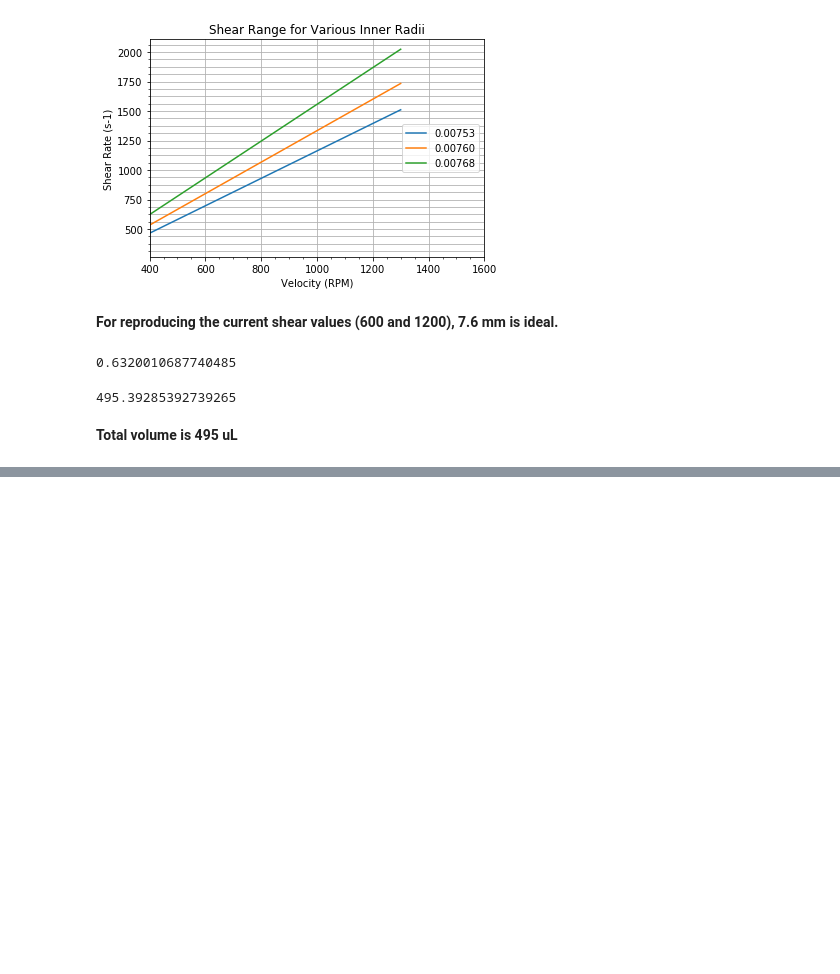
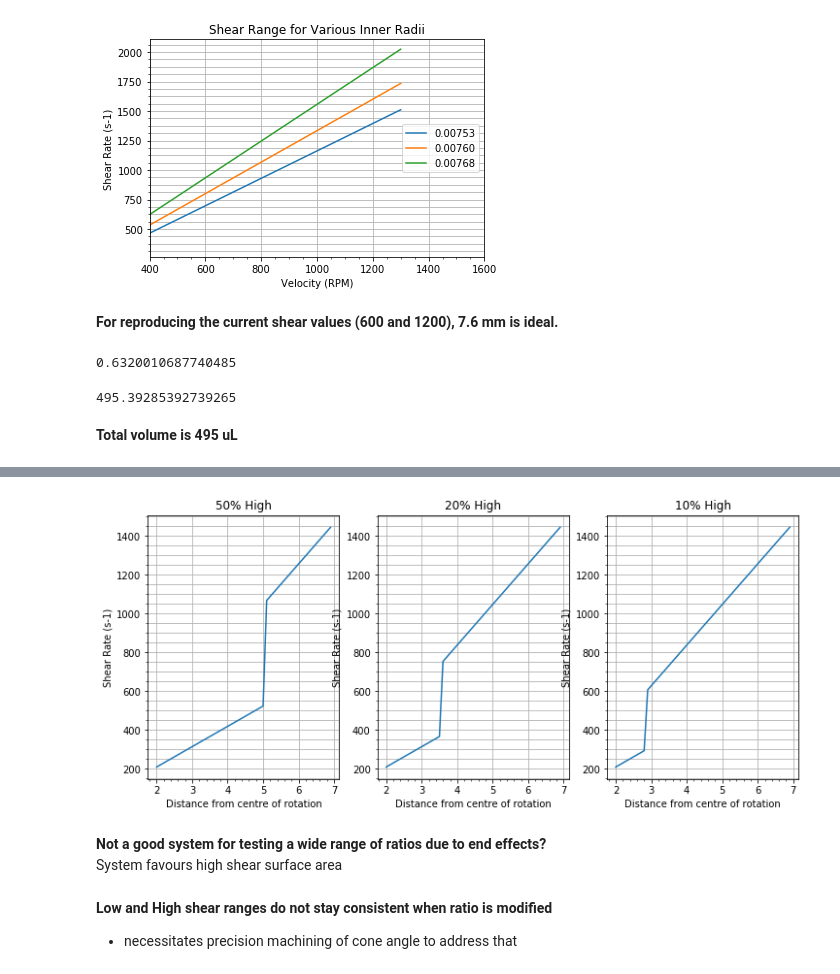
Before and after one commit to mesrobichaud/shear-cell, a Jupyter notebook: design-opt.ipynb, the cells around one changed output, grey strips where cells are left out. Cells and saved outputs as stored; diff of their text form; code cells hidden in the pictures; blank space fills up the shorter version.

```diff
--- a/design-opt.ipynb
+++ b/design-opt.ipynb
@@ -62,0 +129,43 @@ r_0
+# %%
+p10 = SDM_Shear(400,r_24,0.4,0.2,0.5)
+p20 = SDM_Shear(400,r_24,0.4,0.2,0.8)
+p40 = SDM_Shear(400,r_24,0.4,0.2,0.9)
+# %%
+plt.figure(figsize=(12,5))
+plt.subplot(131)
+plt.plot(r_24,p10,'-')
+#plt.yscale('log')
+plt.xlabel('Distance from centre of rotation')
+plt.ylabel('Shear Rate (s-1)')
+plt.title('50% High')
+plt.minorticks_on()
+plt.grid(b=True, which='major')
+plt.grid(b=True, axis='y',which='minor')
+
+plt.subplot(132)
+plt.plot(r_24,p20,'-')
+#plt.yscale('log')
+plt.xlabel('Distance from centre of rotation')
+plt.ylabel('Shear Rate (s-1)')
+plt.title('20% High')
+plt.minorticks_on()
+plt.grid(b=True, which='major')
+plt.grid(b=True, axis='y',which='minor')
+
+plt.subplot(133)
+plt.plot(r_24,p40,'-')
+#plt.yscale('log')
+plt.xlabel('Distance from centre of rotation')
+plt.ylabel('Shear Rate (s-1)')
+plt.title('10% High')
+plt.minorticks_on()
+plt.grid(b=True, which='major')
+plt.grid(b=True, axis='y',which='minor')
+# %% [output]
+[figure, added]
+# %% [markdown]
+**Not a good system for testing a wide range of ratios due to end effects?** \
+System favours high shear surface area
+# %% [markdown]
+**Low and High shear ranges do not stay consistent when ratio is modified**
+* necessitates precision machining of cone angle to address that
```
Also changed, not shown: parts of 12 cells of this notebook.
